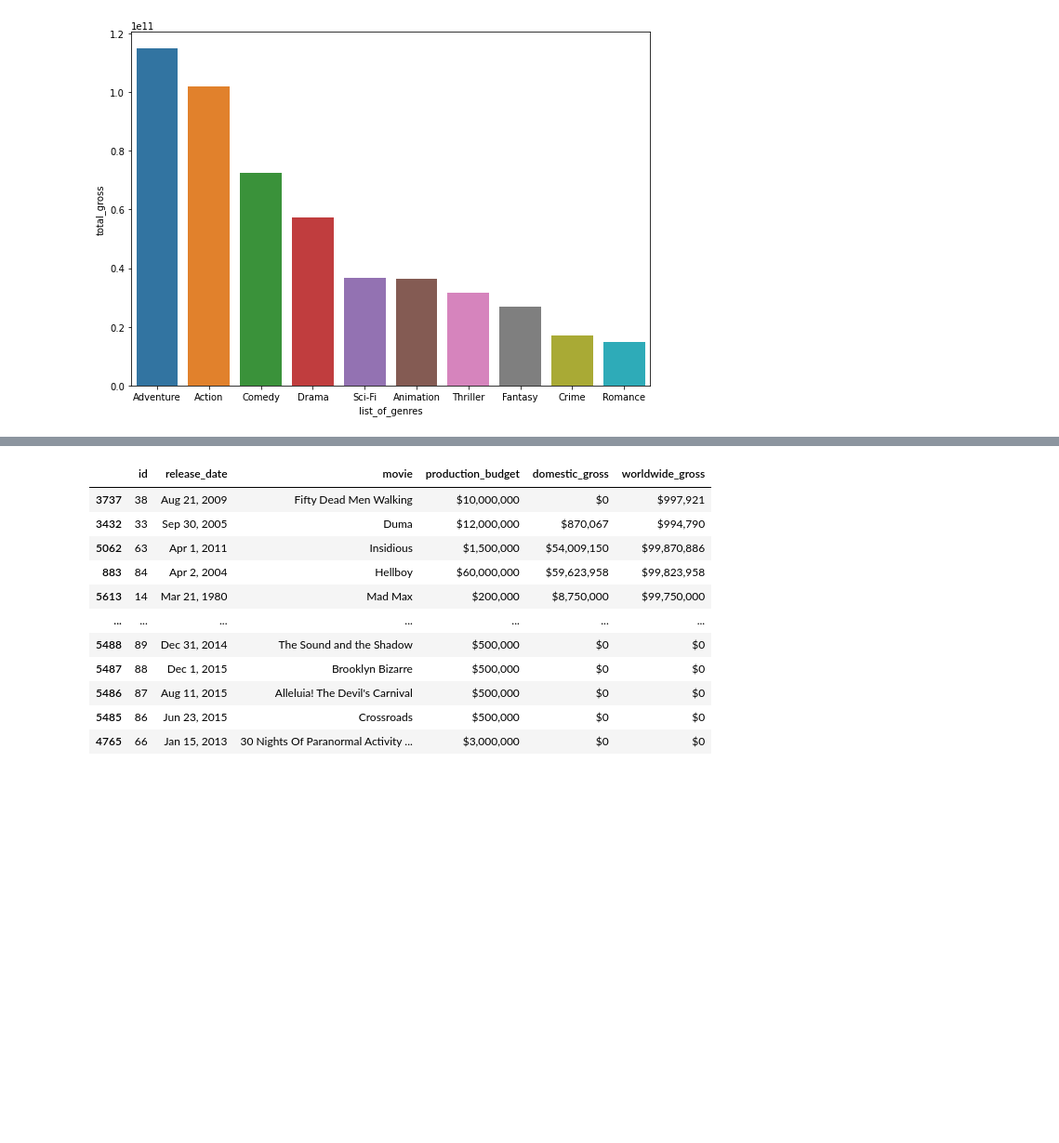
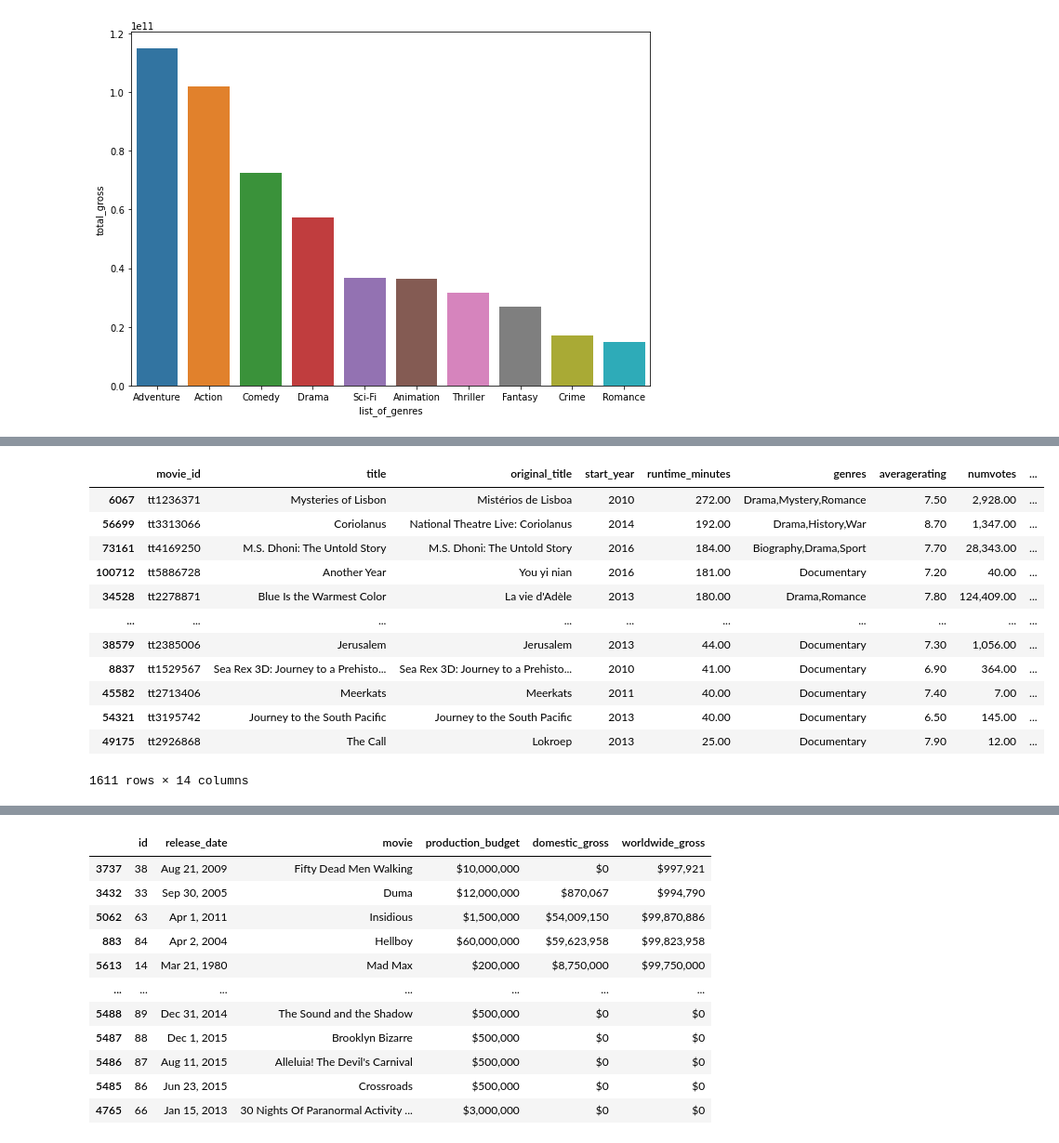
Before and after one commit to GusVilla303/dsc-phase-1-project, a Jupyter notebook: microsoft-movie-analysis.ipynb, the cells around one changed output, grey strips where cells are left out. Shown: that part at 93% size. Drawn from its saved outputs; the diff is of its cells as text; code cells hidden in the pictures; blank space fills up the shorter version.

```diff
--- a/microsoft-movie-analysis.ipynb
+++ b/microsoft-movie-analysis.ipynb
@@ -632,0 +652,17 @@ sns.barplot(
+# %%
+max_runtime_df = run_time_df.sort_values(by=['runtime_minutes'], ascending=False)
+max_runtime_df
+# %% [output]
+|  | movie_id | title | original_title | start_year | runtime_minutes | genres | averagerating | numvotes | ... |
+| 6067 | tt1236371 | Mysteries of Lisbon | Mistérios de Lisboa | 2010 | 272.00 | Drama,Mystery,Romance | 7.50 | 2,928.00 | ... |
+| 56699 | tt3313066 | Coriolanus | National Theatre Live: Coriolanus | 2014 | 192.00 | Drama,History,War | 8.70 | 1,347.00 | ... |
+| 73161 | tt4169250 | M.S. Dhoni: The Untold Story | M.S. Dhoni: The Untold Story | 2016 | 184.00 | Biography,Drama,Sport | 7.70 | 28,343.00 | ... |
+| 100712 | tt5886728 | Another Year | You yi nian | 2016 | 181.00 | Documentary | 7.20 | 40.00 | ... |
+| 34528 | tt2278871 | Blue Is the Warmest Color | La vie d'Adèle | 2013 | 180.00 | Drama,Romance | 7.80 | 124,409.00 | ... |
+| ... | ... | ... | ... | ... | ... | ... | ... | ... | ... |
+| 38579 | tt2385006 | Jerusalem | Jerusalem | 2013 | 44.00 | Documentary | 7.30 | 1,056.00 | ... |
+| 8837 | tt1529567 | Sea Rex 3D: Journey to a Prehisto... | Sea Rex 3D: Journey to a Prehisto... | 2010 | 41.00 | Documentary | 6.90 | 364.00 | ... |
+| 45582 | tt2713406 | Meerkats | Meerkats | 2011 | 40.00 | Documentary | 7.40 | 7.00 | ... |
+| 54321 | tt3195742 | Journey to the South Pacific | Journey to the South Pacific | 2013 | 40.00 | Documentary | 6.50 | 145.00 | ... |
+| 49175 | tt2926868 | The Call | Lokroep | 2013 | 25.00 | Documentary | 7.90 | 12.00 | ... |
+1611 rows × 14 columns
```
Also changed, not shown: parts of 6 cells of this notebook.
